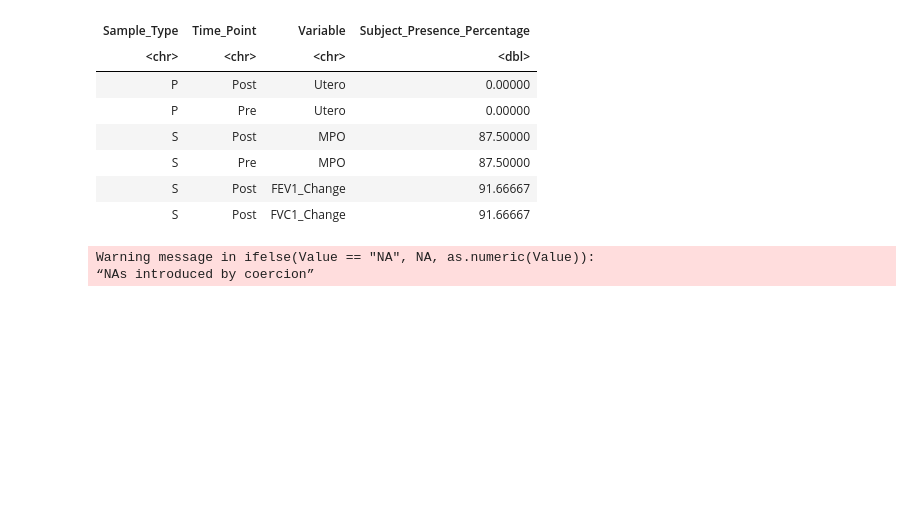
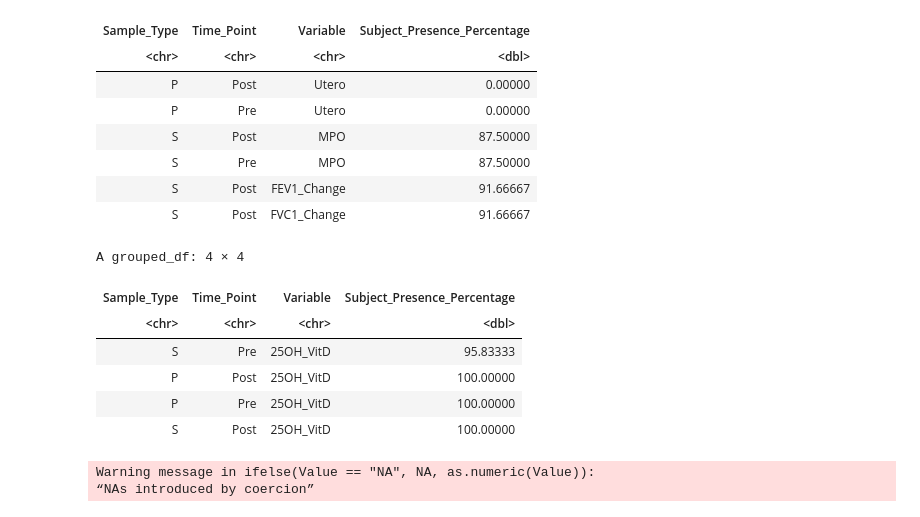
Before and after one commit to UNC-CEMALB/Ozone-exposure-is-associated-with-alterations-in-lung-and-systemic-sterol-profiles-in-healthy-and-as, a Jupyter notebook: 1. Data Imputation/Data Imputation.ipynb, the cells around one changed output. Drawn from its saved outputs; the diff is of its cells as text; code cells hidden in the pictures; blank space fills up the shorter version.

```diff
--- a/1. Data Imputation/Data Imputation.ipynb
+++ b/1. Data Imputation/Data Imputation.ipynb
@@ -75,6 +76,17 @@ A grouped_df: 6 × 4
 | S | Pre | MPO | 87.50000 |
 | S | Post | FEV1_Change | 91.66667 |
 | S | Post | FVC1_Change | 91.66667 |
+# %%
+amount_of_imputed_data %>%
+    filter(Variable == "25OH_VitD")
+# %% [output]
+A grouped_df: 4 × 4
+| Sample_Type | Time_Point | Variable | Subject_Presence_Percentage |
+| <chr> | <chr> | <chr> | <dbl> |
+| S | Pre | 25OH_VitD | 95.83333 |
+| P | Post | 25OH_VitD | 100.00000 |
+| P | Pre | 25OH_VitD | 100.00000 |
+| S | Post | 25OH_VitD | 100.00000 |
 # %%
 #implementing background filter where a variable needs to be present in at least 25% of subjects
 variables_to_remove_df = ozone_data %>%
```
Also changed, not shown: parts of 3 cells of this notebook.
